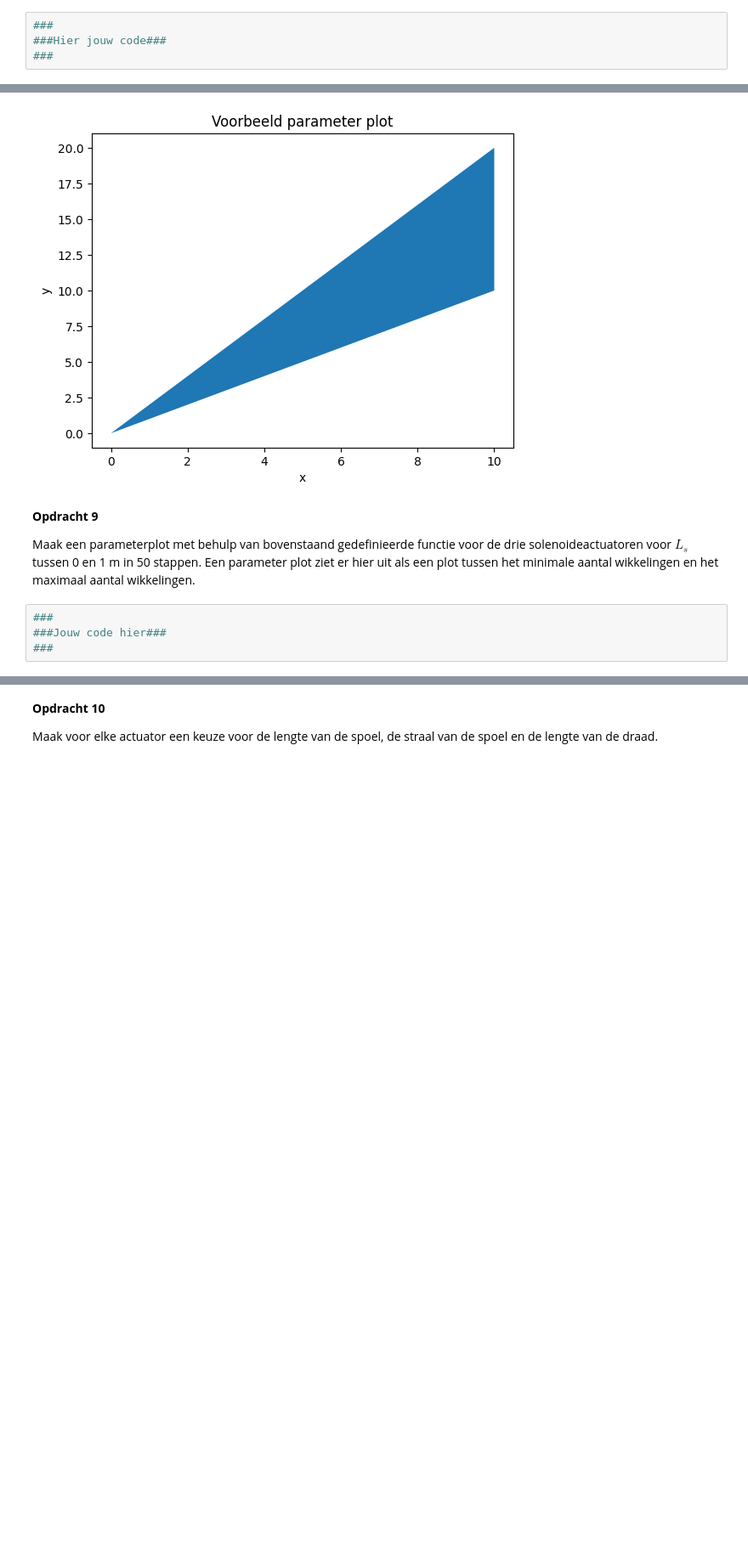
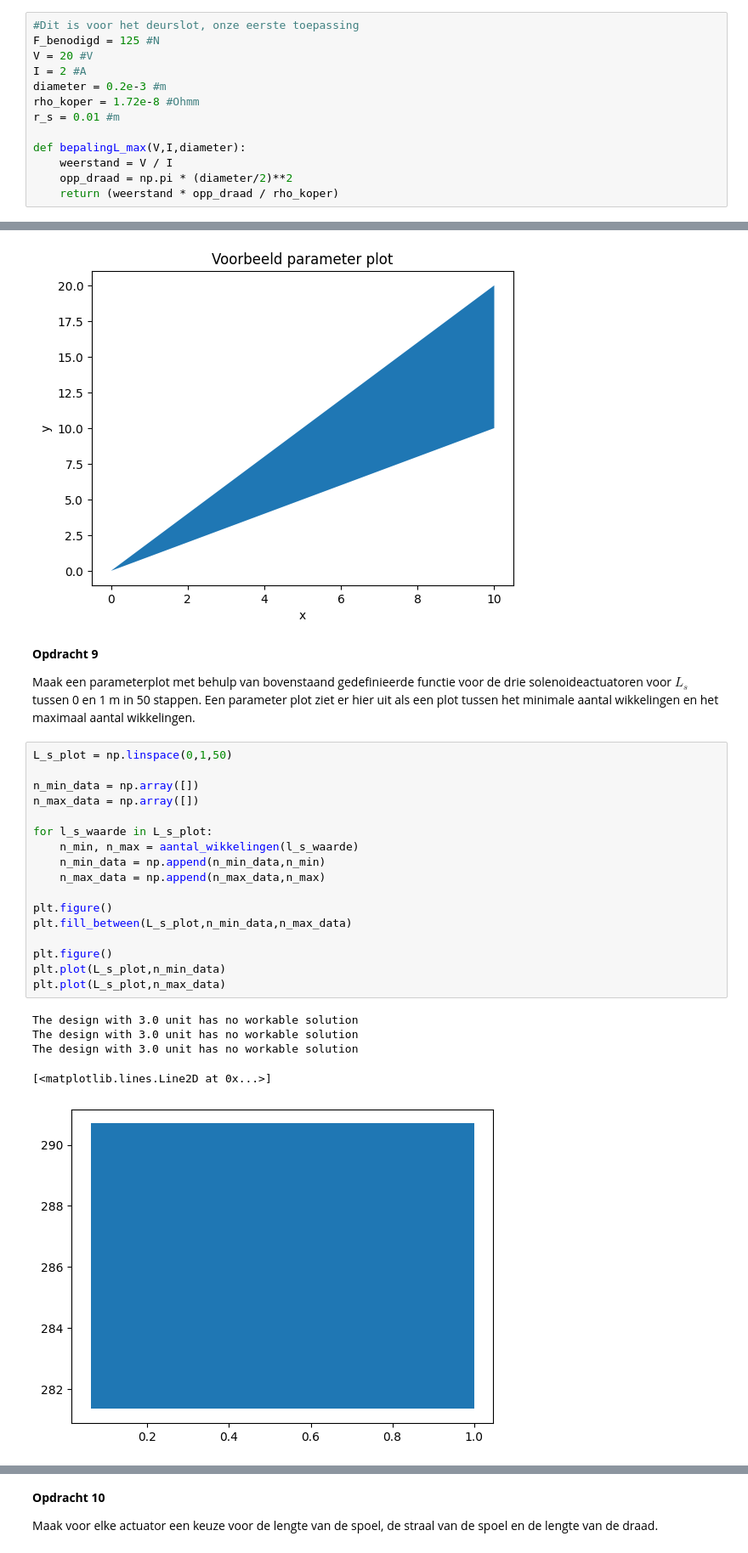
Before and after one commit to Timomloo/opdrachten-DEF-D, a Jupyter notebook: DigitaleOntwerpopdrachten/2KrachtactuatorOpdracht/KrachtactuatorOpdracht.ipynb, the cells around one changed output, grey strips where cells are left out. Shown at 85% size. Saved outputs shown, nothing was run; the diff lists cells and outputs as text; blank space fills up the shorter version.

```diff
--- a/DigitaleOntwerpopdrachten/2KrachtactuatorOpdracht/KrachtactuatorOpdracht.ipynb
+++ b/DigitaleOntwerpopdrachten/2KrachtactuatorOpdracht/KrachtactuatorOpdracht.ipynb
@@ -141,9 +139,18 @@ Zet de relevante parameters in een Python script en maak een Python functie die
 # %% [markdown]
 Plaats in deze cel een png met jullie eventuele analytische uitwerkingen.
 # %%
-###
-###Hier jouw code###
-###
+#Dit is voor het deurslot, onze eerste toepassing
+F_benodigd = 125 #N
+V = 20 #V
+I = 2 #A
+diameter = 0.2e-3 #m
+rho_koper = 1.72e-8 #Ohmm
+r_s = 0.01 #m
+
+def bepalingL_max(V,I,diameter):
+    weerstand = V / I
+    opp_draad = np.pi * (diameter/2)**2
+    return (weerstand * opp_draad / rho_koper)
 # %% [markdown]
 **Opdracht 7**
 
@@ -200,6 +223,25 @@ Text(0, 0.5, 'y')
 
 Maak een parameterplot met behulp van bovenstaand gedefinieerde functie voor de drie solenoideactuatoren voor $L_s$ tussen 0 en 1 m in 50 stappen. Een parameter plot ziet er hier uit als een plot tussen het minimale aantal wikkelingen en het maximaal aantal wikkelingen.
 # %%
-###
-###Jouw code hier###
-###
+L_s_plot = np.linspace(0,1,50)
+
+n_min_data = np.array([])
+n_max_data = np.array([])
+
+for l_s_waarde in L_s_plot:
+    n_min, n_max = aantal_wikkelingen(l_s_waarde)
+    n_min_data = np.append(n_min_data,n_min)
+    n_max_data = np.append(n_max_data,n_max)
+
+plt.figure()
+plt.fill_between(L_s_plot,n_min_data,n_max_data)
+
+plt.figure()
+plt.plot(L_s_plot,n_min_data)
+plt.plot(L_s_plot,n_max_data)
+# %% [output]
+The design with 3.0 unit has no workable solution
+The design with 3.0 unit has no workable solution
+The design with 3.0 unit has no workable solution
+[<matplotlib.lines.Line2D at 0x...>]
+[figure, added]
```
Also changed, not shown: parts of 6 cells of this notebook, 2 other files.
